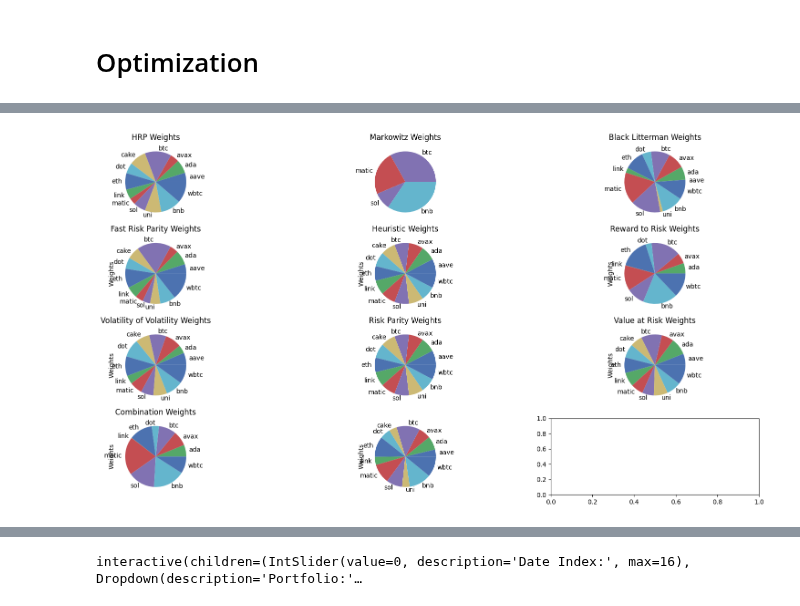
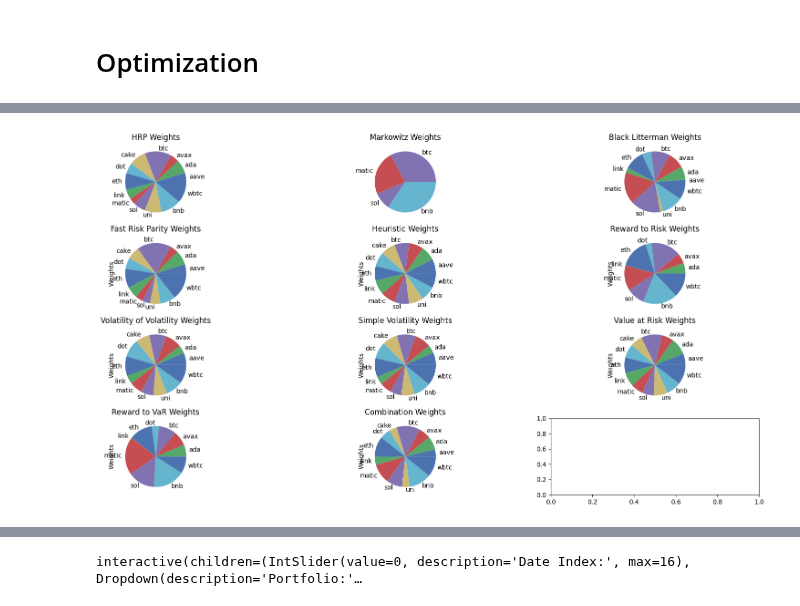
Before and after one commit to arguiot/portfolio, a Jupyter notebook: portfolio.ipynb, the cells around one changed output, grey strips where cells are left out. Drawn from its saved outputs; the diff is of its cells as text; code cells hidden in the pictures.

```diff
--- a/portfolio.ipynb
+++ b/portfolio.ipynb
@@ -99,7 +99,7 @@ from portfolio_optimization.optimization.hrp import HRPOptimization
 from portfolio_optimization.optimization.markowitz import Markowitz
 from portfolio_optimization.optimization.black_litterman import BlackLitterman
 from portfolio_optimization.optimization.risk_parity import RiskParity
-from portfolio_optimization.optimization.heuristic import FastRiskParity, Heuristic, RewardToRisk, VolatilityOfVolatility, ValueAtRisk, RewardToVaR, Combination
+from portfolio_optimization.optimization.heuristic import FastRiskParity, Heuristic, RewardToRisk, VolatilityOfVolatility, ValueAtRisk, RewardToVaR, Combination, SimpleVolatility
 hrp = HRPOptimization(df, rets=rets)
 hrp_weights = hrp.get_weights()
 
@@ -124,6 +124,9 @@ rtr_weights = rtr.get_weights()
 vov = VolatilityOfVolatility(df)
 vov_weights = vov.get_weights()
 
+vo = SimpleVolatility(df)
+vo_weights = vo.get_weights()
+
 var = ValueAtRisk(df)
 var_weights = var.get_weights()
 
@@ -151,37 +154,37 @@ axs[0][0].set_title('HRP Weights')
 pd.Series(markowitz_weights).plot.pie(ax=axs[0][1]);
 axs[0][1].set_title('Markowitz Weights')
 
 pd.Series(bl_weights).plot.pie(ax=axs[0][2]);
 axs[0][2].set_title('Black Litterman Weights')
 
 pd.Series(fast_rp_weights).plot.pie(ax=axs[1][0]);
 axs[1][0].set_title('Fast Risk Parity Weights')
 
 pd.Series(heuristic_weights).plot.pie(ax=axs[1][1]);
 axs[1][1].set_title('Heuristic Weights')
 
 pd.Series(rtr_weights).plot.pie(ax=axs[1][2]);
 axs[1][2].set_title('Reward to Risk Weights')
 
 pd.Series(vov_weights).plot.pie(ax=axs[2][0]);
 axs[2][0].set_title('Volatility of Volatility Weights')
 
-pd.Series(rp_weights).plot.pie(ax=axs[2][1]);
-axs[2][1].set_title('Risk Parity Weights')
+pd.Series(vo_weights).plot.pie(ax=axs[2][1]);
+axs[2][1].set_title('Simple Volatility Weights')
 
 pd.Series(var_weights).plot.pie(ax=axs[2][2]);
 axs[2][2].set_title('Value at Risk Weights')
 
 pd.Series(rtvar_weights).plot.pie(ax=axs[3][0]);
 axs[3][0].set_title('Reward to VaR Weights')
 
 pd.Series(combination_weights).plot.pie(ax=axs[3][1]);
-axs[3][0].set_title('Combination Weights')
+axs[3][1].set_title('Combination Weights')
 
 
 plt.show()
 # %% [output]
-[figure, old version]
+[figure, new version]
 # %%
 markowitz.plot_frontier()
 # %% [output]
```
Also changed, not shown: parts of 5 cells of this notebook, 9 other files.
